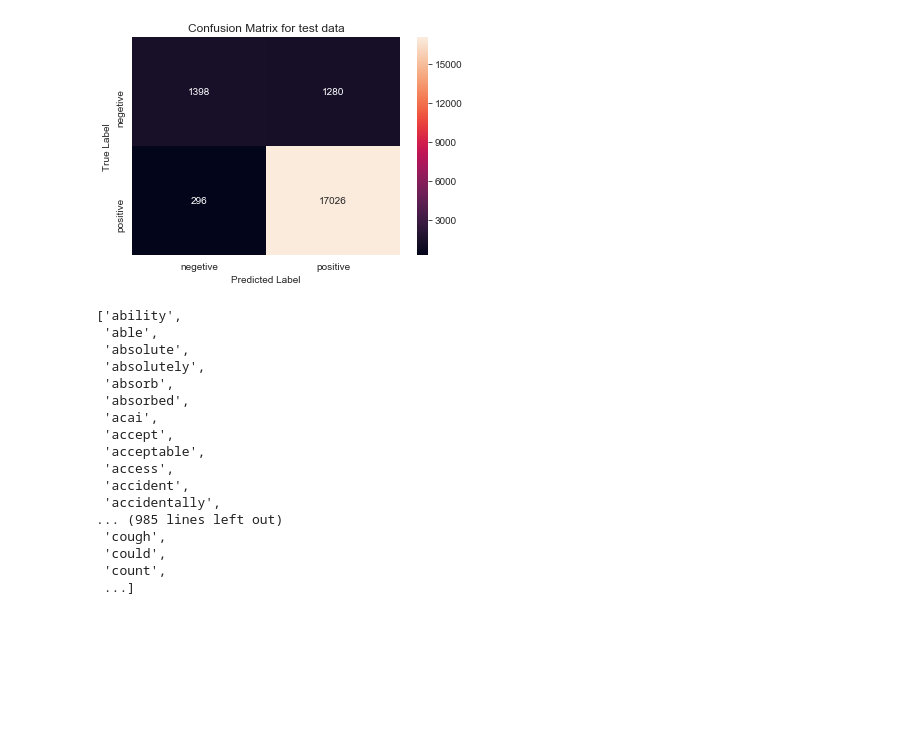
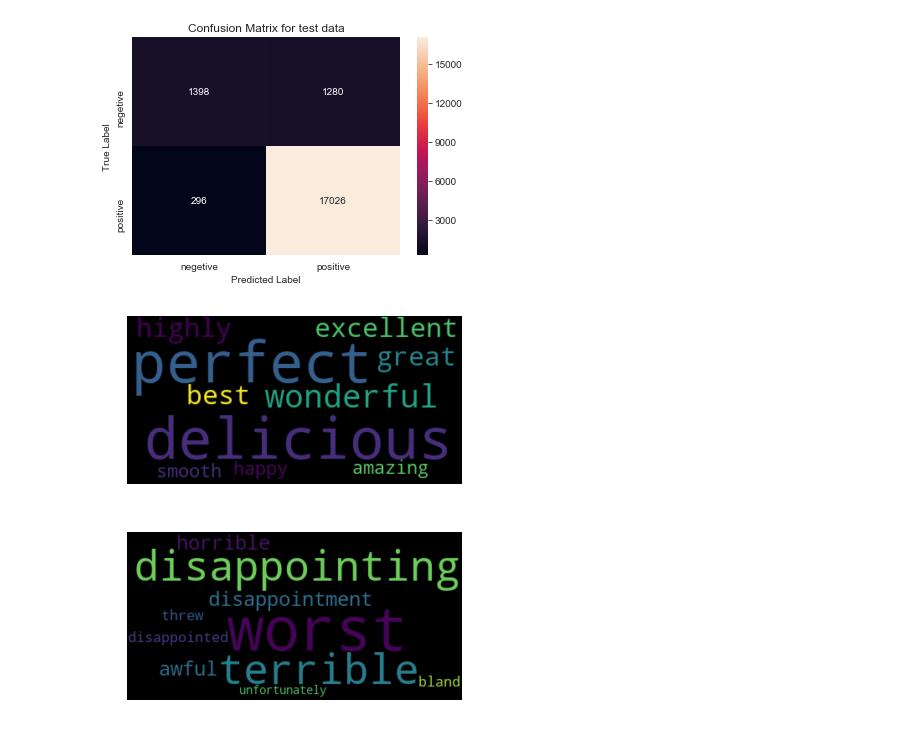
Before and after one commit to Lalit-Yadav-E1483/Amazon-Fine-Food, a Jupyter notebook: svm.ipynb, the cells around one changed output. Cells and saved outputs as stored; diff of their text form; code cells hidden in the pictures; blank space fills up the shorter version.

```diff
--- a/svm.ipynb
+++ b/svm.ipynb
@@ -593,32 +593,21 @@ plt.show()
 # %% [output]
 [figure]
 # %%
-all_features = count_vect.get_feature_names()
+all_features = count_vect_bow.get_feature_names()
 model=SGDClassifier(alpha=0.001)
-model.fit(X_train_bo,y_train)
+model.fit(X_train_bow,y_train)
 weight=model.coef_
 pos_indx=np.argsort(weight)[:,::-1]
 
 neg_indx=np.argsort(weight)
-
-print('Top 10 positive features :')
+top_features = []
 for i in list(pos_indx[0][0:10]):
-    print(all_features[i])
+    top_features.append(all_features[i])
-# %% [output]
-['ability',
- 'able',
- 'absolute',
- 'absolutely',
- 'absorb',
- 'absorbed',
- 'acai',
- 'accept',
- 'acceptable',
- 'access',
- 'accident',
- 'accidentally',
-... (985 lines left out)
- 'cough',
- 'could',
- 'count',
- ...]
+# %%
+wordcloud = WordCloud().generate(' '.join(top_features))
+
+plt.imshow(wordcloud, interpolation='bilinear')
+plt.axis("off")
+plt.show()
+# %% [output]
+[figure, added]
@@ -624,0 +619,8 @@ for i in list(pos_indx[0][0:10]):
+# %%
+wordcloud = WordCloud().generate(' '.join(worst_features))
+
+plt.imshow(wordcloud, interpolation='bilinear')
+plt.axis("off")
+plt.show()
+# %% [output]
+[figure, added]
```
Also changed, not shown: parts of 6 cells of this notebook.
